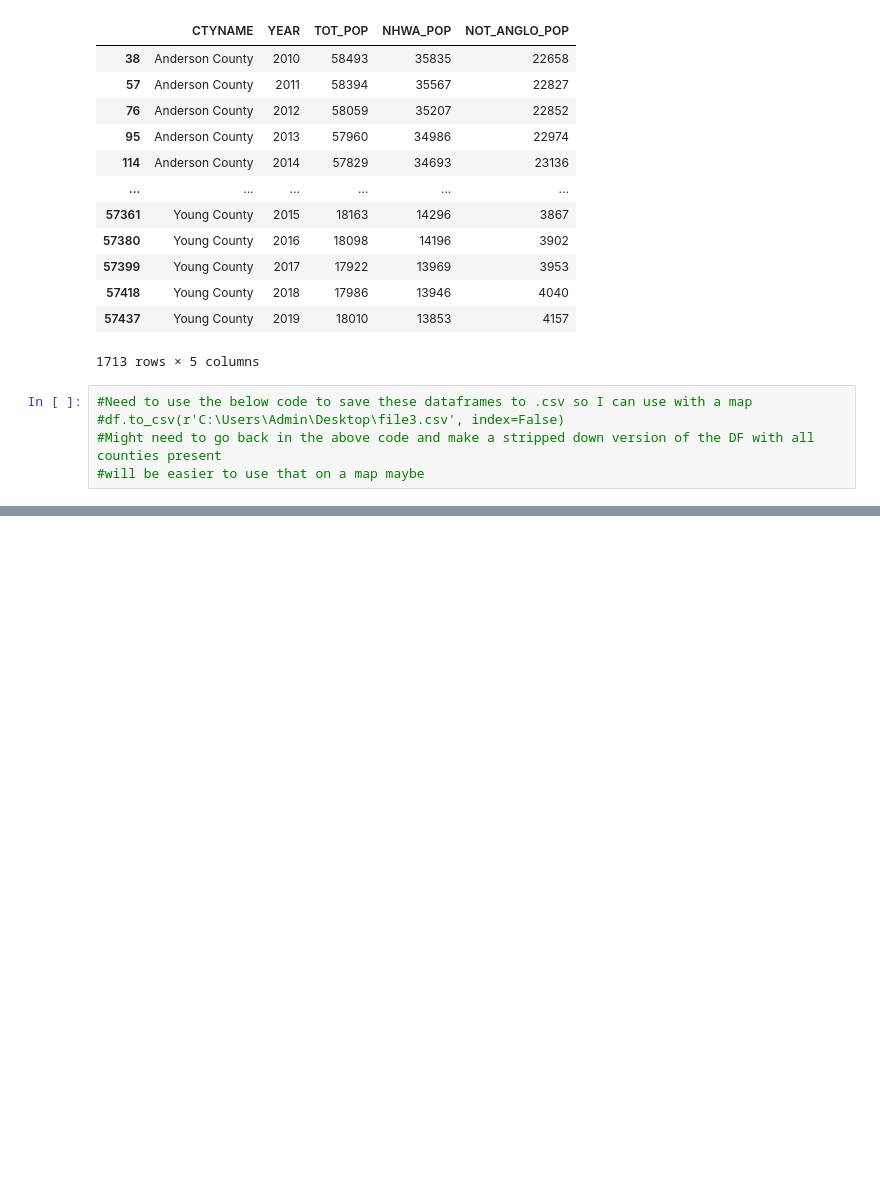
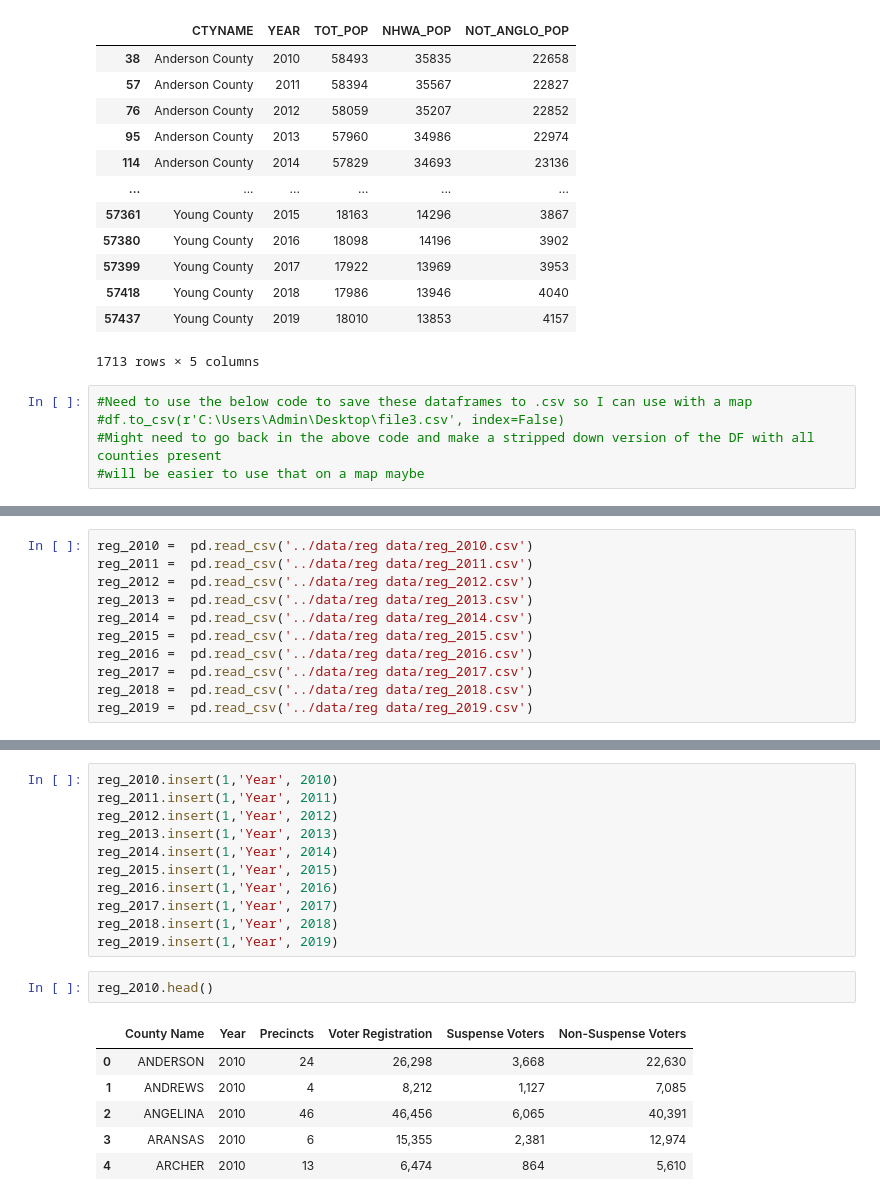
Before and after one commit to tipearso/Voting, a Jupyter notebook: Capstone/notebooks/Tim_capstone.ipynb, the cells around one changed output, grey strips where cells are left out. Cells and saved outputs as stored; diff of their text form; blank space fills up the shorter version.

```diff
--- a/Capstone/notebooks/Tim_capstone.ipynb
+++ b/Capstone/notebooks/Tim_capstone.ipynb
@@ -405,0 +420,11 @@ tx_race_cnty_anglo
+# %%
+reg_2010 =  pd.read_csv('../data/reg data/reg_2010.csv')
+reg_2011 =  pd.read_csv('../data/reg data/reg_2011.csv')
+reg_2012 =  pd.read_csv('../data/reg data/reg_2012.csv')
+reg_2013 =  pd.read_csv('../data/reg data/reg_2013.csv')
+reg_2014 =  pd.read_csv('../data/reg data/reg_2014.csv')
+reg_2015 =  pd.read_csv('../data/reg data/reg_2015.csv')
+reg_2016 =  pd.read_csv('../data/reg data/reg_2016.csv')
+reg_2017 =  pd.read_csv('../data/reg data/reg_2017.csv')
+reg_2018 =  pd.read_csv('../data/reg data/reg_2018.csv')
+reg_2019 =  pd.read_csv('../data/reg data/reg_2019.csv')
@@ -405,0 +440,20 @@ tx_race_cnty_anglo
+# %%
+reg_2010.insert(1,'Year', 2010)
+reg_2011.insert(1,'Year', 2011)
+reg_2012.insert(1,'Year', 2012)
+reg_2013.insert(1,'Year', 2013)
+reg_2014.insert(1,'Year', 2014)
+reg_2015.insert(1,'Year', 2015)
+reg_2016.insert(1,'Year', 2016)
+reg_2017.insert(1,'Year', 2017)
+reg_2018.insert(1,'Year', 2018)
+reg_2019.insert(1,'Year', 2019)
+# %%
+reg_2010.head()
+# %% [output]
+|  | County Name | Year | Precincts | Voter Registration | Suspense Voters | Non-Suspense Voters |
+| 0 | ANDERSON | 2010 | 24 | 26,298 | 3,668 | 22,630 |
+| 1 | ANDREWS | 2010 | 4 | 8,212 | 1,127 | 7,085 |
+| 2 | ANGELINA | 2010 | 46 | 46,456 | 6,065 | 40,391 |
+| 3 | ARANSAS | 2010 | 6 | 15,355 | 2,381 | 12,974 |
+| 4 | ARCHER | 2010 | 13 | 6,474 | 864 | 5,610 |
```
Also changed, not shown: parts of 11 cells of this notebook.
